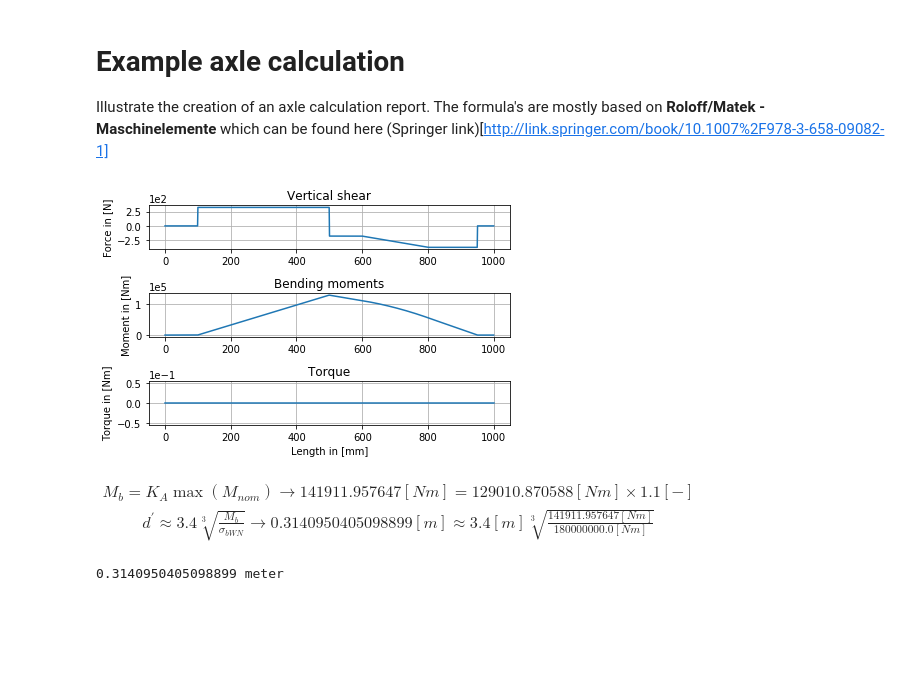
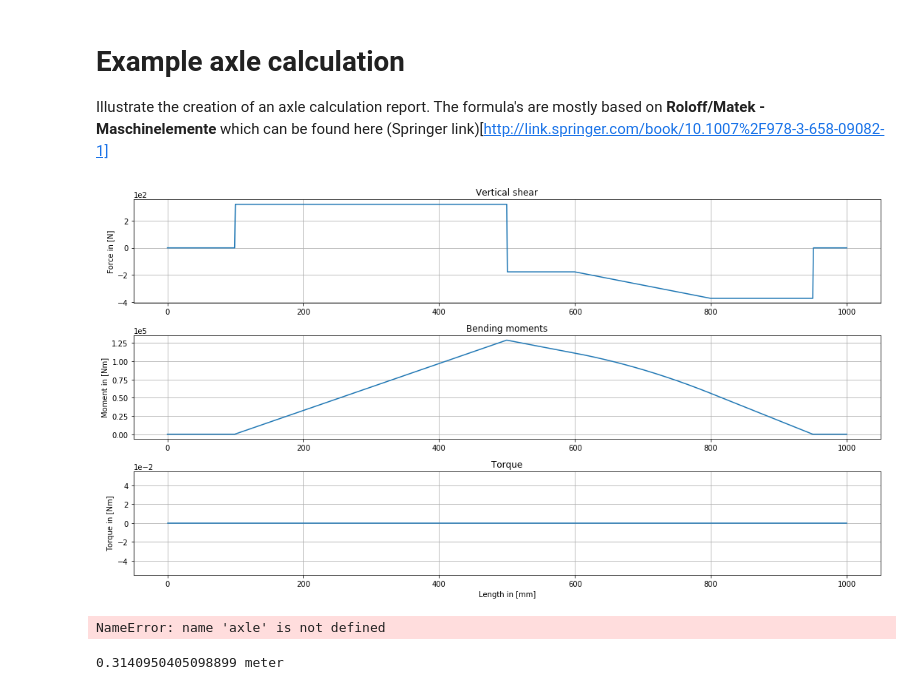
Before and after one commit to jellespijker/pymech, a Jupyter notebook: examples/axlecalculation.ipynb, the cells around one changed output. Saved outputs shown, nothing was run; the diff lists cells and outputs as text; code cells hidden in the pictures; blank space fills up the shorter version.

Commit message:
Axle plot function implemented in example

```diff
--- a/examples/axlecalculation.ipynb
+++ b/examples/axlecalculation.ipynb
@@ -22,45 +22,19 @@ prop.geometry.addweight(fmt.Point(600), fmt.Point(800), 20.)
 prop.geometry.addpoint(fmt.Point(950, known=False))
 
 prop.material = Steel()
-prop.material.load(filename='../pymech/resources/materials/S235JR.mat')
+prop.material.load(filename='pymech/resources/materials/S235JR.mat')
 prop.appliancefactor = ApplianceFactor(drivingmachine=Bumps.NO_BUMPS, machine=Bumps.LIGHT_BUMPS)
-
-axle = Axle(properties=prop)
-axle.solvegeometry()
-# %%
-pl.subplot(311)
-pl.plot(prop.geometry.axle, axle.V)
-pl.grid(True)
-pl.title('Vertical shear')
-pl.ylabel('Force in [N]')
-pl.ticklabel_format(style='sci', axis='y', scilimits=(0,0))
-
-pl.subplot(312)
-pl.plot(prop.geometry.axle, axle.M)
-pl.grid(True)
-pl.title('Bending moments')
-pl.ylabel('Moment in [Nm]')
-pl.ticklabel_format(style='sci', axis='y', scilimits=(0,0))
-
-pl.subplot(313)
-pl.plot(prop.geometry.axle, axle.T)
-pl.grid(True)
-pl.title('Torque')
-pl.ylabel('Torque in [Nm]')
-pl.xlabel('Length in [mm]')
-pl.ticklabel_format(style='sci', axis='y', scilimits=(0,0))
-
-pl.tight_layout()
-# %% [output]
-[figure, removed]
+# %%
+axle = Axle(properties=prop)
+axle.solvegeometry()
+axle.plotfmt(figsize=(15,8))
+# %% [output]
+[figure, added]
 # %%
 d_prime = axle.d_prime(pretty=True)
 d_prime[1]
 # %% [output]
-$\begin{array}{c}
-                     M_{b} = K_A \max(M_{nom}) \rightarrow 141911.957647 [Nm] = 129010.870588[Nm] \times 1.1 [-] \\
-                     d^{'} \approx 3.4 \sqrt[3]{\frac{M_{b}}{\sigma_{bWN}}} \rightarrow 0.3140950405098899 [m] \approx 3.4 [m] \sqrt[3]{\frac{141911.957647 [Nm]}{180000000.0[Nm]}}
-                    \end{array}$
+NameError: name 'axle' is not defined
 # %%
 print(d_prime[0])
 # %% [output]
```
